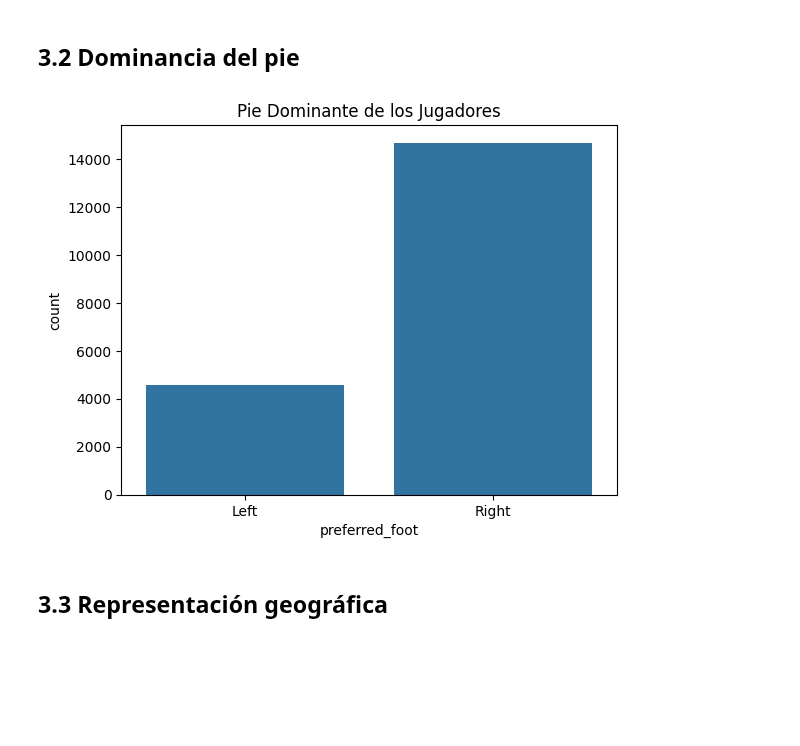
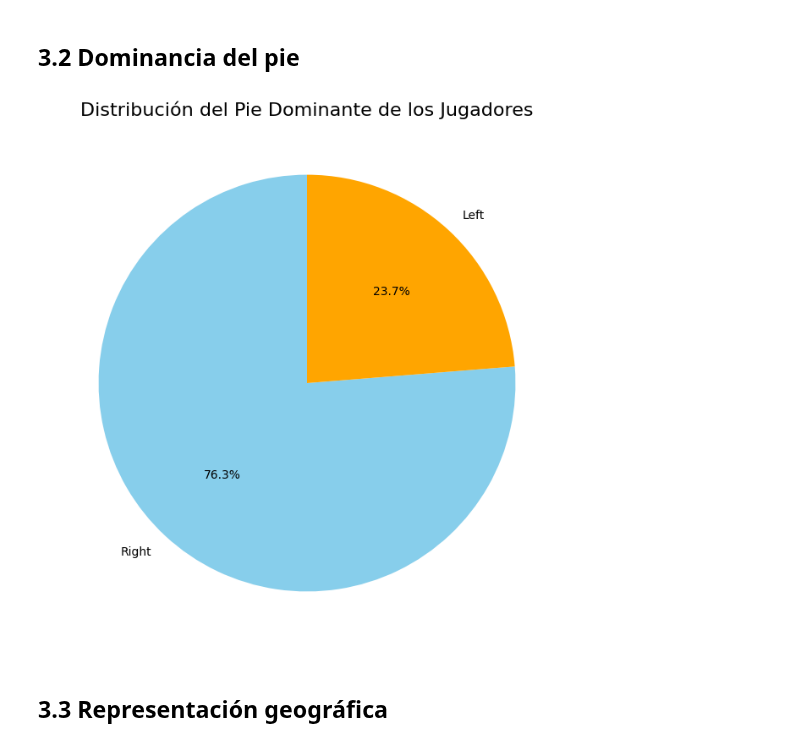
Before and after one commit to julihocc/202511-tec-3d, a Jupyter notebook: fifa22-eda.ipynb, the cells around one changed output. Drawn from its saved outputs; the diff is of its cells as text; code cells hidden in the pictures; blank space fills up the shorter version.

```diff
--- a/fifa22-eda.ipynb
+++ b/fifa22-eda.ipynb
@@ -213,11 +213,16 @@ plt.show()
 # %% [markdown]
 ## 3.2 Dominancia del pie
 # %%
-sns.countplot(x="preferred_foot", data=df)
-plt.title("Pie Dominante de los Jugadores")
+# Calculate the counts for each category
+foot_counts = df["preferred_foot"].value_counts()
+
+# Create the pie chart
+plt.figure(figsize=(8, 8))
+plt.pie(foot_counts, labels=foot_counts.index, autopct="%1.1f%%", startangle=90, colors=["skyblue", "orange"])
+plt.title("Distribución del Pie Dominante de los Jugadores", fontsize=16)
 plt.show()
 # %% [output]
-[figure, old version]
+[figure, new version]
 # %% [markdown]
 ## 3.3 Representación geográfica
 # %%
```
